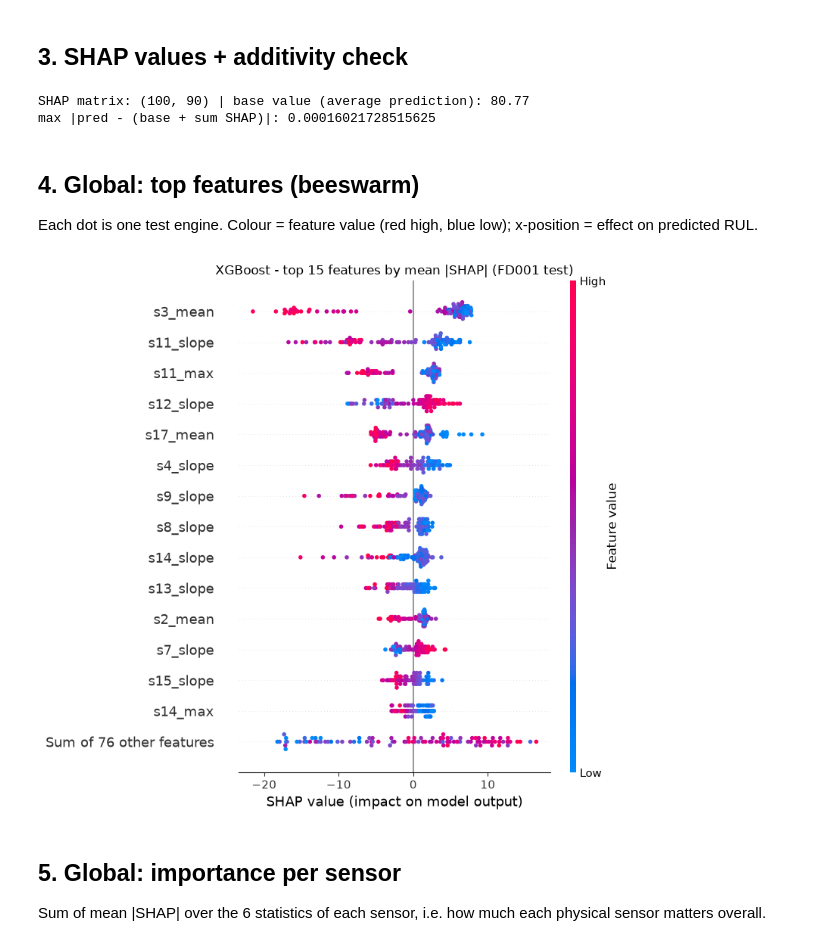
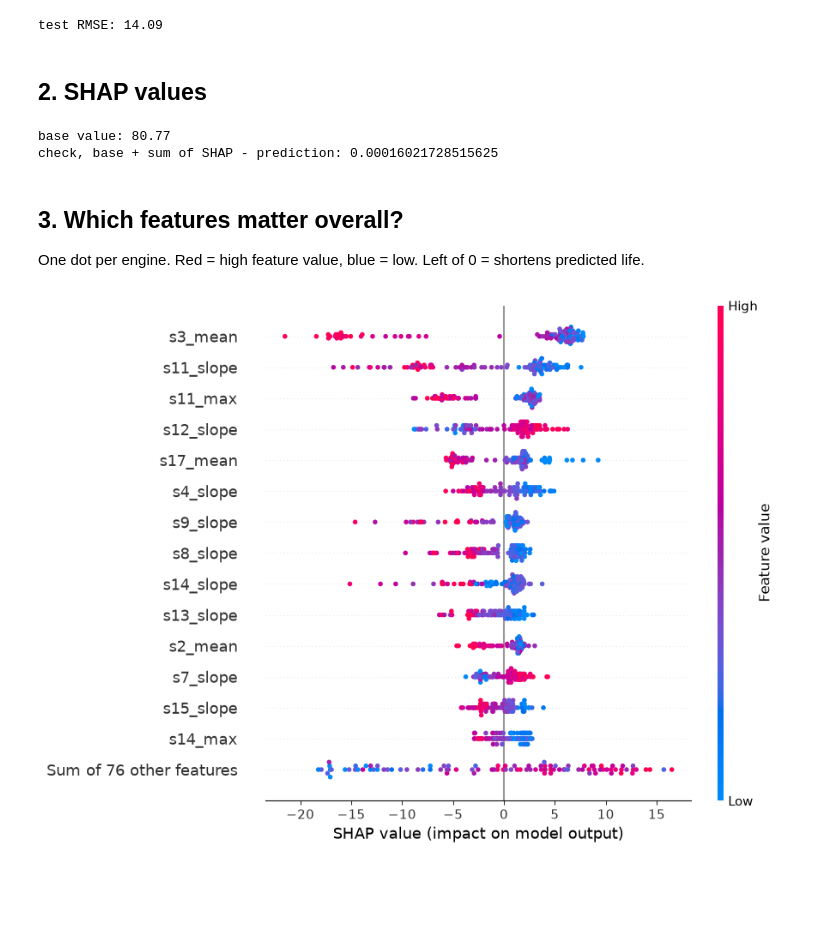
Before and after one commit to agupta30be24-create/aerohealth, a Jupyter notebook: notebooks/04_shap.ipynb, the cells around one changed output. Cells and saved outputs as stored; diff of their text form; code cells hidden in the pictures; blank space fills up the shorter version.

```diff
--- a/notebooks/04_shap.ipynb
+++ b/notebooks/04_shap.ipynb
@@ -46,28 +11,38 @@ test RMSE (uncapped): 14.09
+# %%
+import sys
+sys.path.insert(0, "../src")
+import numpy as np, pandas as pd, matplotlib.pyplot as plt, shap
+from aerohealth import summarize, feature_names, train_xgb
+
+d = np.load("../data/processed/fd001_windows.npz")
+names = feature_names(list(d["features"]))     # 90 names like "s11_slope"
+
+model = train_xgb(summarize(d["X_tr"]), d["y_tr"])
+F_test = summarize(d["X_test"])                # 100 test engines x 90 features
+y_test = d["y_test"]
+pred = model.predict(F_test)
+print("test RMSE:", round(float(np.sqrt(np.mean((y_test - pred) ** 2))), 2))
+# %% [output]
+test RMSE: 14.09
 # %% [markdown]
-## 3. SHAP values + additivity check
+## 2. SHAP values
 # %%
-explainer = shap.TreeExplainer(xgb)
-sv = explainer.shap_values(F_test)            # (100 engines, 90 features)
-base = float(explainer.expected_value)
-print("SHAP matrix:", sv.shape, "| base value (average prediction):", round(base, 2))
-print("max |pred - (base + sum SHAP)|:", float(np.abs(pred - (base + sv.sum(1))).max()))
+explainer = shap.TreeExplainer(model)
+sv = explainer(F_test)                         # SHAP values for every engine and feature
+sv.feature_names = names
 
-expl = shap.Explanation(values=sv, base_values=np.full(len(sv), base),
-                        data=F_test, feature_names=feat_names)
+base = sv.base_values[0]
+print("base value:", round(float(base), 2))
+print("check, base + sum of SHAP - prediction:", float(np.abs(base + sv.values.sum(1) - pred).max()))
 # %% [output]
-SHAP matrix: (100, 90) | base value (average prediction): 80.77
-max |pred - (base + sum SHAP)|: 0.00016021728515625
+base value: 80.77
+check, base + sum of SHAP - prediction: 0.00016021728515625
-# %% [markdown]
-## 4. Global: top features (beeswarm)
-Each dot is one test engine. Colour = feature value (red high, blue low); x-position = effect on predicted RUL.
+# %% [markdown]
+## 3. Which features matter overall?
+One dot per engine. Red = high feature value, blue = low. Left of 0 = shortens predicted life.
 # %%
-shap.plots.beeswarm(expl, max_display=15, show=False)
-plt.title("XGBoost - top 15 features by mean |SHAP| (FD001 test)")
-plt.tight_layout()
+shap.plots.beeswarm(sv, max_display=15, show=False)
 plt.savefig("../results/shap_beeswarm_xgb.png", dpi=150, bbox_inches="tight")
 plt.show()
 # %% [output]
-[figure, old version]
+[figure, new version]
-# %% [markdown]
-## 5. Global: importance per sensor
-Sum of mean |SHAP| over the 6 statistics of each sensor, i.e. how much each physical sensor matters overall.
```
Also changed, not shown: parts of 17 cells of this notebook, 19 other files.
